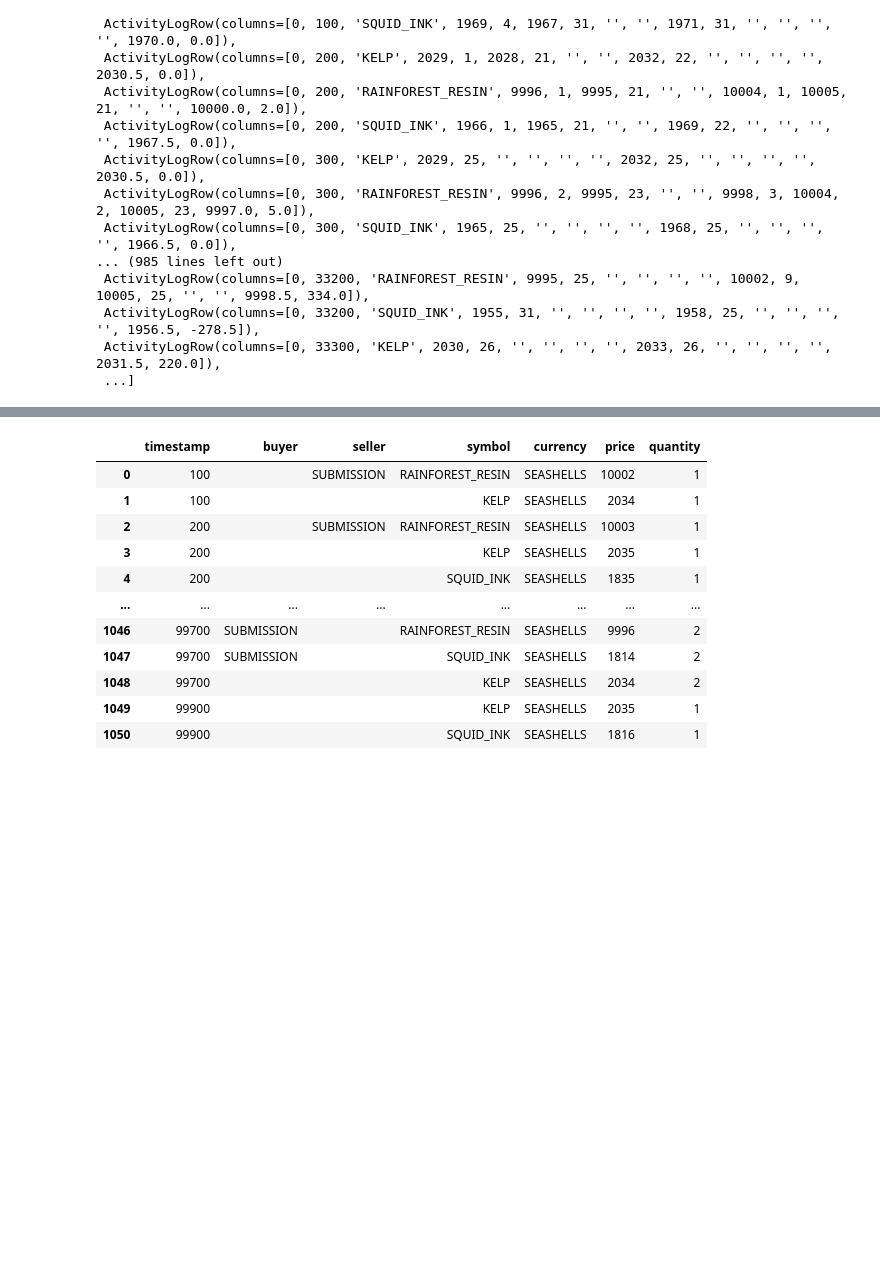
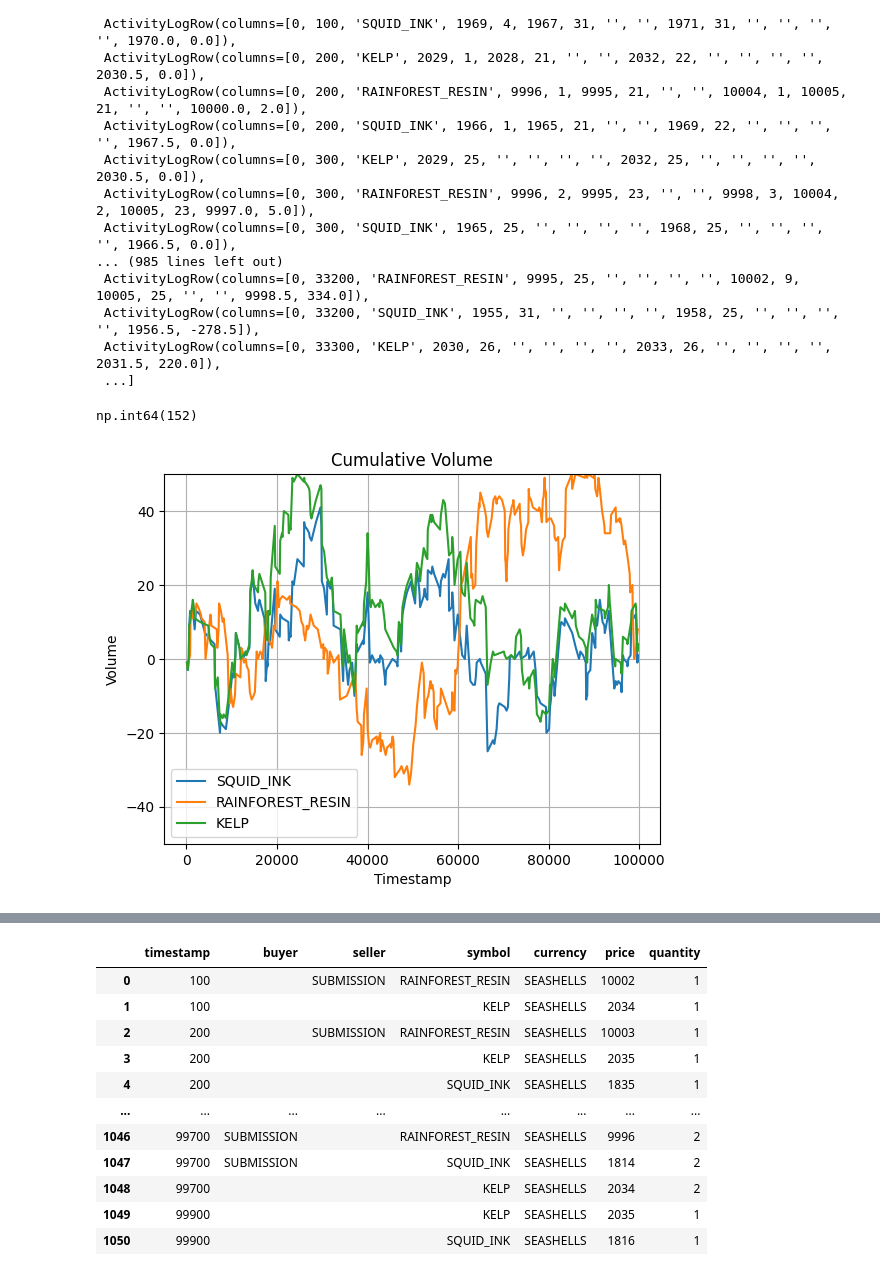
Before and after one commit to kinshu0/prosperity-3, a Jupyter notebook: round1/backtests.ipynb, the cells around one changed output, grey strips where cells are left out. Saved outputs shown, nothing was run; the diff lists cells and outputs as text; code cells hidden in the pictures; blank space fills up the shorter version.

```diff
--- a/round1/backtests.ipynb
+++ b/round1/backtests.ipynb
@@ -60,3 +61,44 @@ from matplotlib import pyplot as plt
 ink = market[market['product'] == 'SQUID_INK']
 resin = market[market['product'] == 'RAINFOREST_RESIN']
 kelp = market[market['product'] == 'KELP']
+# %%
+inkt = trades[(trades['symbol'] == 'SQUID_INK') & ((trades['buyer'] == 'SUBMISSION') | (trades['seller'] == 'SUBMISSION'))]
+inktvol = pd.DataFrame()
+
+inktvol['timestamp'] = inkt['timestamp']
+inktvol['quantity'] = inkt['quantity'] * ((inkt['buyer'] == 'SUBMISSION') * 2 - 1)
+inktvol['price'] = inkt['price']
+# %%
+(resintvol['quantity'] < 0).sum()
+(kelpvol['quantity'] < 0).sum()
+(inktvol['quantity'] < 0).sum()
+# %% [output]
+np.int64(152)
+# %%
+resint = trades[(trades['symbol'] == 'RAINFOREST_RESIN') & ((trades['buyer'] == 'SUBMISSION') | (trades['seller'] == 'SUBMISSION'))]
+resintvol = pd.DataFrame()
+
+resintvol['timestamp'] = resint['timestamp']
+resintvol['quantity'] = resint['quantity'] * ((resint['buyer'] == 'SUBMISSION') * 2 - 1)
+resintvol['price'] = resint['price']
+
+kelpt = trades[(trades['symbol'] == 'KELP') & ((trades['buyer'] == 'SUBMISSION') | (trades['seller'] == 'SUBMISSION'))]
+kelpvol = pd.DataFrame()
+
+kelpvol['timestamp'] = kelpt['timestamp']
+kelpvol['quantity'] = kelpt['quantity'] * ((kelpt['buyer'] == 'SUBMISSION') * 2 - 1)
+kelpvol['price'] = kelpt['price']
+# kelpt.groupby('timestamp')['quantity'].sum().sort_index().cumsum().plot()
+
+plt.plot(inktvol.groupby('timestamp')['quantity'].sum().sort_index().cumsum())
+plt.plot(resintvol.groupby('timestamp')['quantity'].sum().sort_index().cumsum())
+plt.plot(kelpvol.groupby('timestamp')['quantity'].sum().sort_index().cumsum())
+plt.legend(['SQUID_INK', 'RAINFOREST_RESIN', 'KELP'])
+plt.title('Cumulative Volume')
+plt.xlabel('Timestamp')
+plt.ylabel('Volume')
+plt.ylim(-50, 50)
+plt.grid()
+plt.show()
+# %% [output]
+[figure, added]
```
Also changed, not shown: parts of 11 cells of this notebook, 15 other files.
